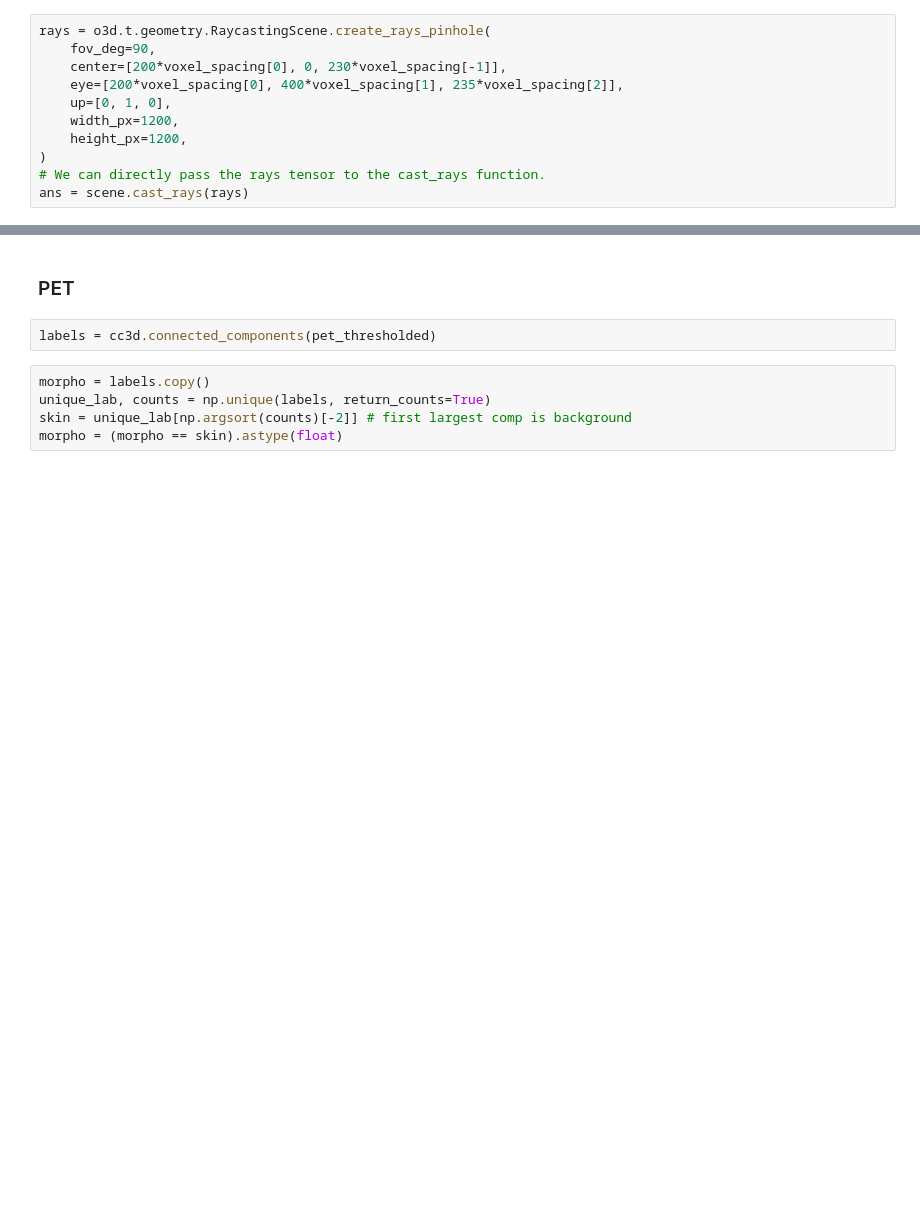
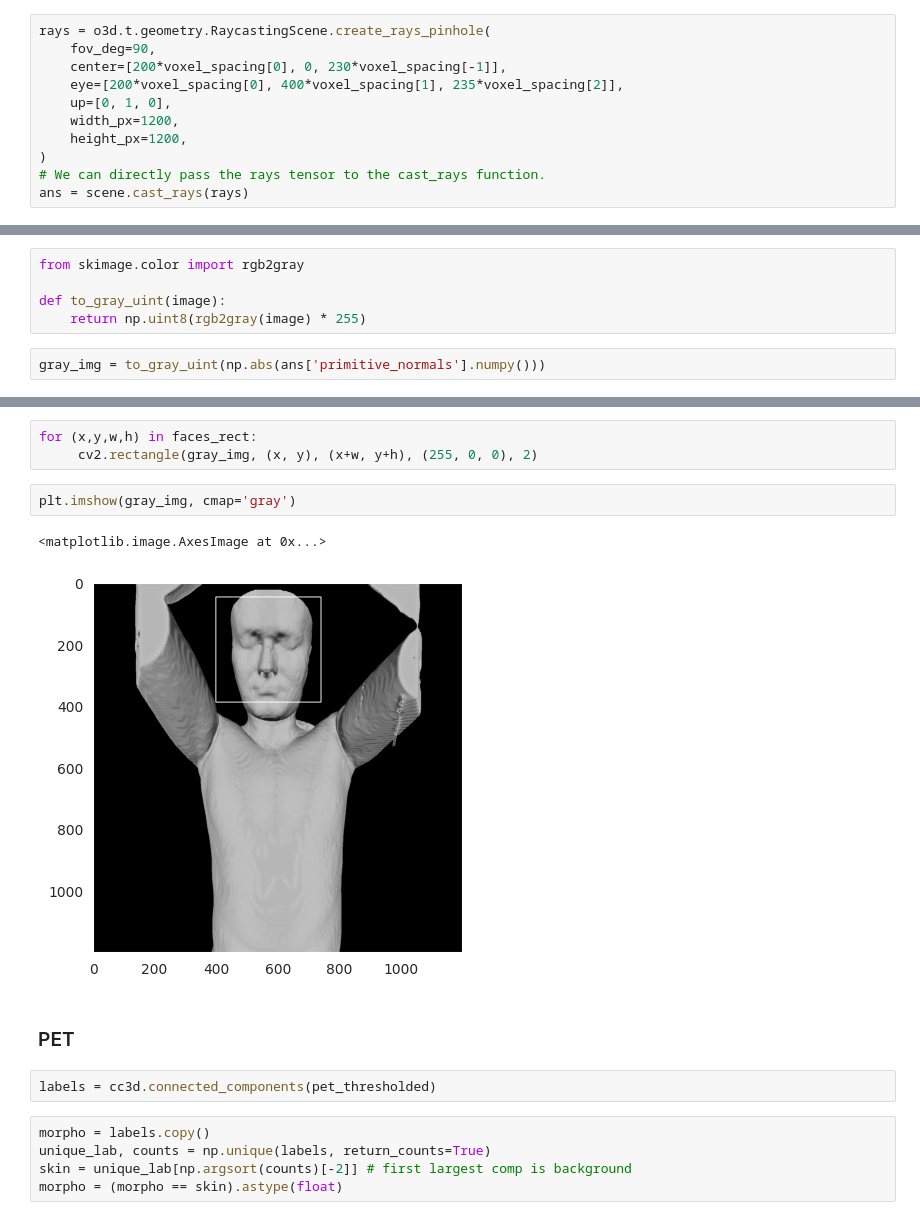
Before and after one commit to SebastianPartarrieu/pet-ct2face, a Jupyter notebook: notebooks/Otsu_thresholding_validation.ipynb, the cells around one changed output, grey strips where cells are left out. Drawn from its saved outputs; the diff is of its cells as text; blank space fills up the shorter version.

```diff
--- a/notebooks/Otsu_thresholding_validation.ipynb
+++ b/notebooks/Otsu_thresholding_validation.ipynb
@@ -218,0 +227,7 @@ plt.imshow(np.abs(ans['primitive_normals'].numpy()))
+# %%
+from skimage.color import rgb2gray
+
+def to_gray_uint(image):
+    return np.uint8(rgb2gray(image) * 255)
+# %%
+gray_img = to_gray_uint(np.abs(ans['primitive_normals'].numpy()))
@@ -219,3 +244,11 @@ plt.imshow(np.abs(ans['primitive_normals'].numpy()))
+# %%
+for (x,y,w,h) in faces_rect:
+     cv2.rectangle(gray_img, (x, y), (x+w, y+h), (255, 0, 0), 2)
+# %%
+plt.imshow(gray_img, cmap='gray')
+# %% [output]
+<matplotlib.image.AxesImage at 0x...>
+[figure, added]
 # %% [markdown]
 ### PET
 # %%
```
Also changed, not shown: parts of 8 cells of this notebook.
